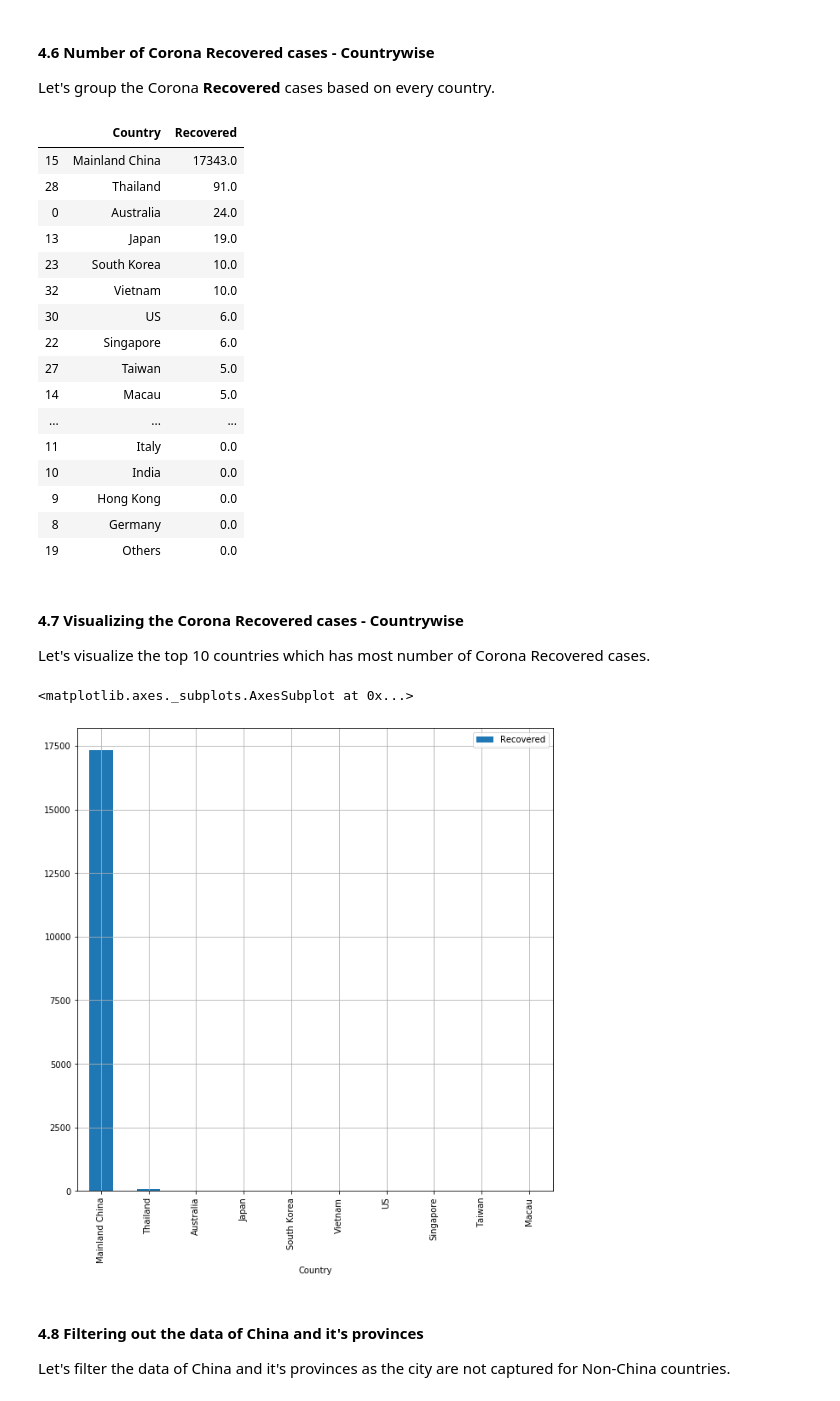
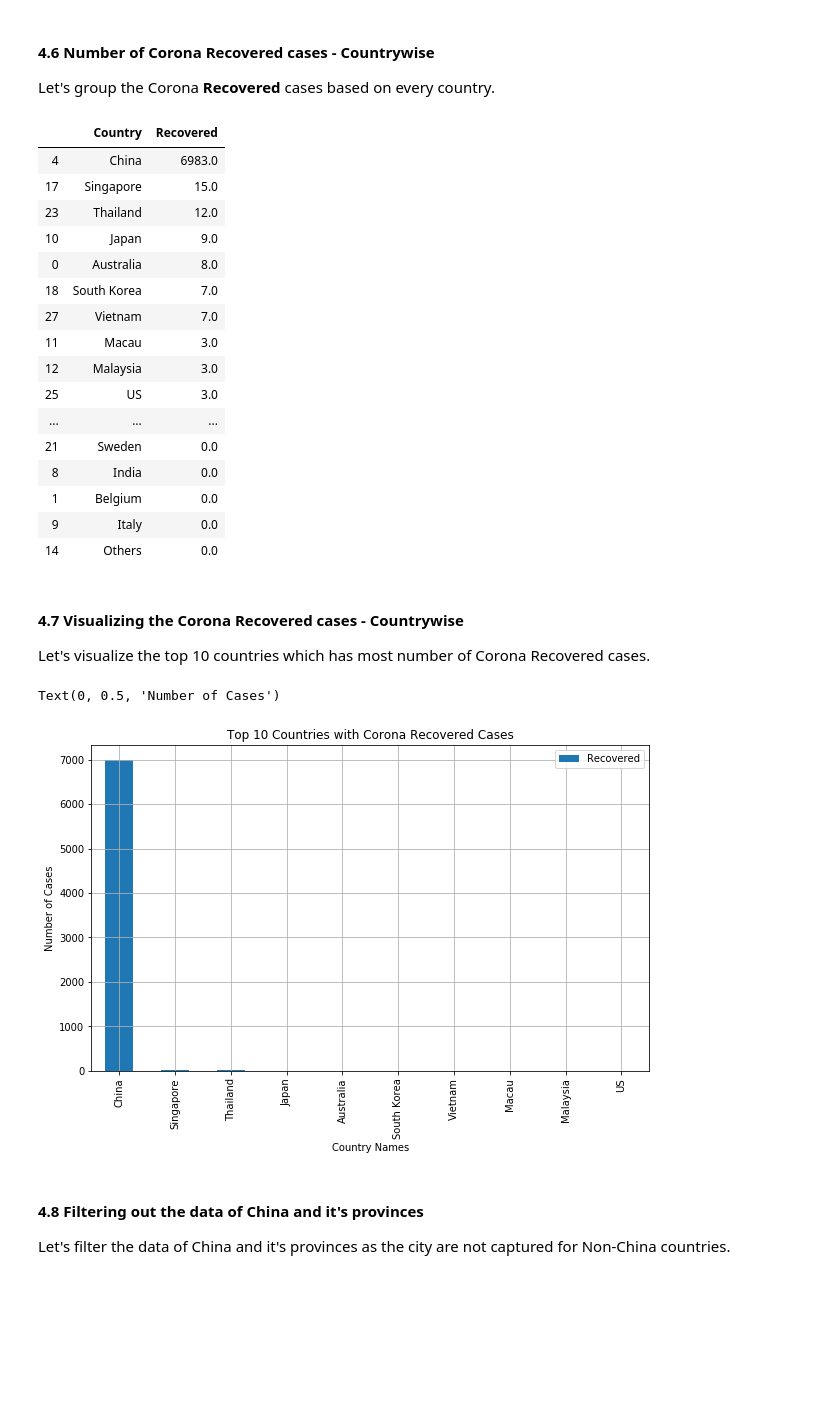
Before and after one commit to sunilkumarmano/Exploratory-Data-Analysis, a Jupyter notebook: Novel Corona Virus 2020 - Exploratory Data Analysis/Exploratory Data Analysis on Novel Corona Virus 2020.ipynb, the cells around one changed output. Drawn from its saved outputs; the diff is of its cells as text; code cells hidden in the pictures; blank space fills up the shorter version.

```diff
--- a/Novel Corona Virus 2020 - Exploratory Data Analysis/Exploratory Data Analysis on Novel Corona Virus 2020.ipynb
+++ b/Novel Corona Virus 2020 - Exploratory Data Analysis/Exploratory Data Analysis on Novel Corona Virus 2020.ipynb
@@ -162,0 +205,7 @@ corona_data.describe(include = "all")
+# %%
+country_names = {"Mainland China" : "China", "Hong Kong" : "China"}
+
+for x, y in country_names.items():
+    corona_data["Country"] = corona_data["Country"].replace(x, y)
+
+corona_data.Country.unique()
@@ -162,0 +225,3 @@ corona_data.describe(include = "all")
+# %%
+recent_date = corona_data['Date'].max()
+recent_date
@@ -162,0 +234,3 @@ corona_data.describe(include = "all")
+# %%
+recent_corona_data = corona_data[corona_data["Date"] == recent_date]
+recent_corona_data.head()
@@ -251,37 +346,40 @@ top_10_corona_death_cases.plot("Country", ["Deaths"], kind = "bar", grid = True,
 
 Let's group the Corona __Recovered__ cases based on every country.
 # %%
-corona_recovered = corona_data.groupby("Country").Recovered.sum().reset_index()
+corona_recovered = recent_corona_data.groupby("Country").Recovered.sum().reset_index()
 corona_recovered_cases = corona_recovered.sort_values("Recovered", ascending = False)
 corona_recovered_cases
 # %% [output]
 |  | Country | Recovered |
-| 15 | Mainland China | 17343.0 |
-| 28 | Thailand | 91.0 |
-| 0 | Australia | 24.0 |
-| 13 | Japan | 19.0 |
-| 23 | South Korea | 10.0 |
-| 32 | Vietnam | 10.0 |
-| 30 | US | 6.0 |
-| 22 | Singapore | 6.0 |
-| 27 | Taiwan | 5.0 |
-| 14 | Macau | 5.0 |
+| 4 | China | 6983.0 |
+| 17 | Singapore | 15.0 |
+| 23 | Thailand | 12.0 |
+| 10 | Japan | 9.0 |
+| 0 | Australia | 8.0 |
+| 18 | South Korea | 7.0 |
+| 27 | Vietnam | 7.0 |
+| 11 | Macau | 3.0 |
+| 12 | Malaysia | 3.0 |
+| 25 | US | 3.0 |
 | ... | ... | ... |
-| 11 | Italy | 0.0 |
-| 10 | India | 0.0 |
-| 9 | Hong Kong | 0.0 |
-| 8 | Germany | 0.0 |
-| 19 | Others | 0.0 |
+| 21 | Sweden | 0.0 |
+| 8 | India | 0.0 |
+| 1 | Belgium | 0.0 |
+| 9 | Italy | 0.0 |
+| 14 | Others | 0.0 |
 # %% [markdown]
 #### 4.7 Visualizing the Corona Recovered cases - Countrywise
 
 Let's visualize the top 10 countries which has most number of Corona Recovered cases.
 # %%
 top_10_corona_recovered_cases = corona_recovered_cases.head(10)
-top_10_corona_recovered_cases.plot("Country", ["Recovered"], kind = "bar", grid = True, figsize = (10,10))
+top_10_corona_recovered_cases.plot("Country", ["Recovered"], kind = "bar", grid = True, figsize = (10,6))
+plt.title("Top 10 Countries with Corona Recovered Cases")
+plt.xlabel("Country Names")
+plt.ylabel("Number of Cases")
 # %% [output]
-<matplotlib.axes._subplots.AxesSubplot at 0x...>
+Text(0, 0.5, 'Number of Cases')
-[figure, old version]
+[figure, new version]
 # %% [markdown]
 #### 4.8 Filtering out the data of China and it's provinces
 
```
Also changed, not shown: parts of 49 cells of this notebook.
